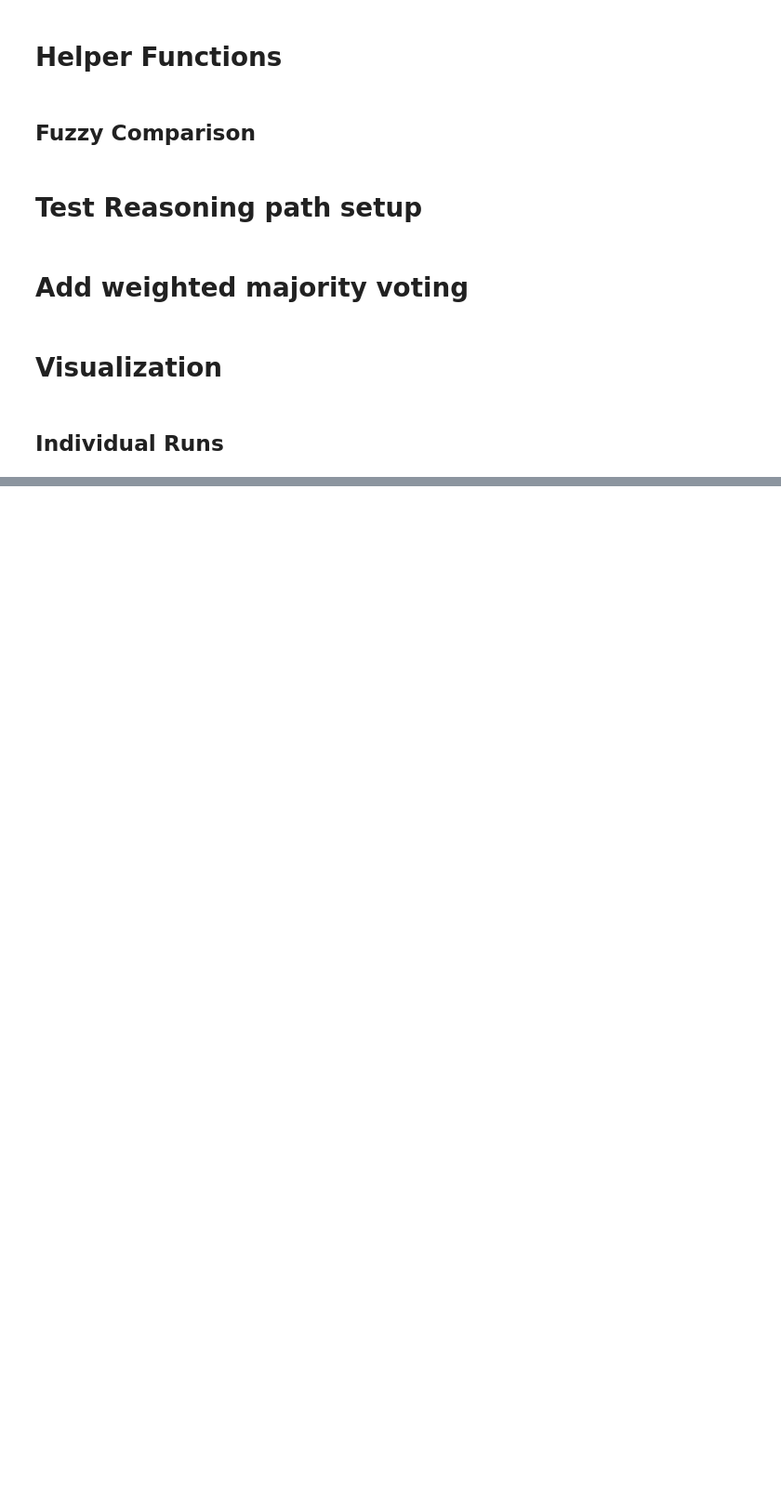
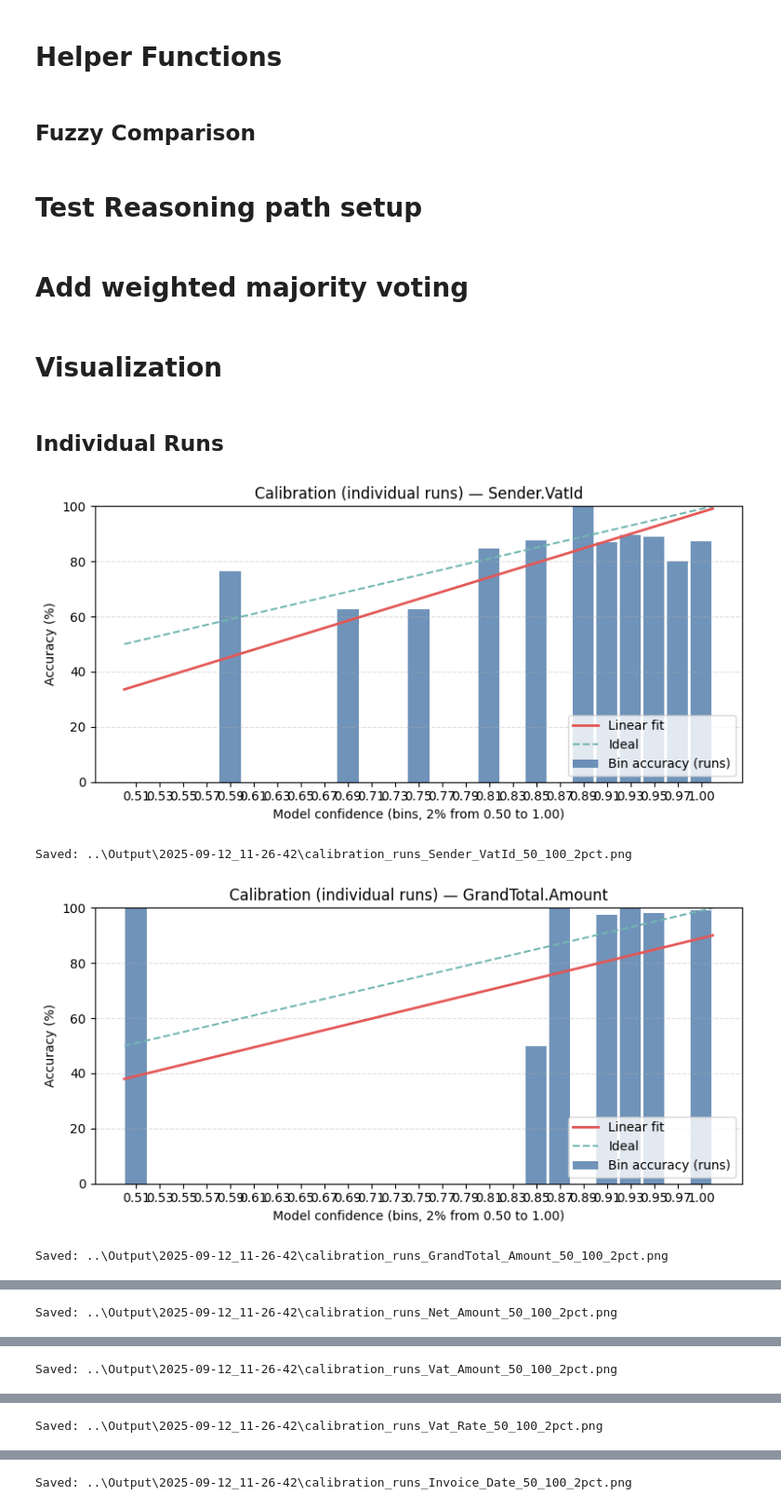
Before and after one commit to blumatix/bludelta-confidence-scores, a Jupyter notebook: Code/LLM-as-a-judge.ipynb, the cells around one changed output, grey strips where cells are left out. Shown: that part at 93% size. Cells and saved outputs as stored; diff of their text form; code cells hidden in the pictures; blank space fills up the shorter version.

```diff
--- a/Code/LLM-as-a-judge.ipynb
+++ b/Code/LLM-as-a-judge.ipynb
@@ -927,5 +1013,10 @@ def plot_calibration_for_individual_runs(run_dir: str | Path, min_conf: float =
         print(f"Saved: {out_path}")
 # %%
 # 80–100% in 2% bins
-FOLDER_TO_VISUALIZE = "2025-09-12_11-21-39"
-plot_calibration_for_individual_runs(f"../Output/{FOLDER_TO_VISUALIZE}", min_conf=0.00, max_conf=1.00, bin_width=0.02)
+FOLDER_TO_VISUALIZE = "2025-09-12_11-26-42"
+plot_calibration_for_individual_runs(f"../Output/{FOLDER_TO_VISUALIZE}", min_conf=0.50, max_conf=1.00, bin_width=0.02)
+# %% [output]
+[figure, added]
+Saved: ..\Output\2025-09-12_11-26-42\calibration_runs_Sender_VatId_50_100_2pct.png
+[figure, added]
+Saved: ..\Output\2025-09-12_11-26-42\calibration_runs_GrandTotal_Amount_50_100_2pct.png
@@ -931,0 +1024 @@ plot_calibration_for_individual_runs(f"../Output/{FOLDER_TO_VISUALIZE}", min_con
+Saved: ..\Output\2025-09-12_11-26-42\calibration_runs_Net_Amount_50_100_2pct.png
@@ -931,0 +1026 @@ plot_calibration_for_individual_runs(f"../Output/{FOLDER_TO_VISUALIZE}", min_con
+Saved: ..\Output\2025-09-12_11-26-42\calibration_runs_Vat_Amount_50_100_2pct.png
@@ -931,0 +1028 @@ plot_calibration_for_individual_runs(f"../Output/{FOLDER_TO_VISUALIZE}", min_con
+Saved: ..\Output\2025-09-12_11-26-42\calibration_runs_Vat_Rate_50_100_2pct.png
@@ -932 +1030,2 @@ plot_calibration_for_individual_runs(f"../Output/{FOLDER_TO_VISUALIZE}", min_con
+Saved: ..\Output\2025-09-12_11-26-42\calibration_runs_Invoice_Date_50_100_2pct.png
 # %%
```
Also changed, not shown: parts of 3 cells of this notebook.
